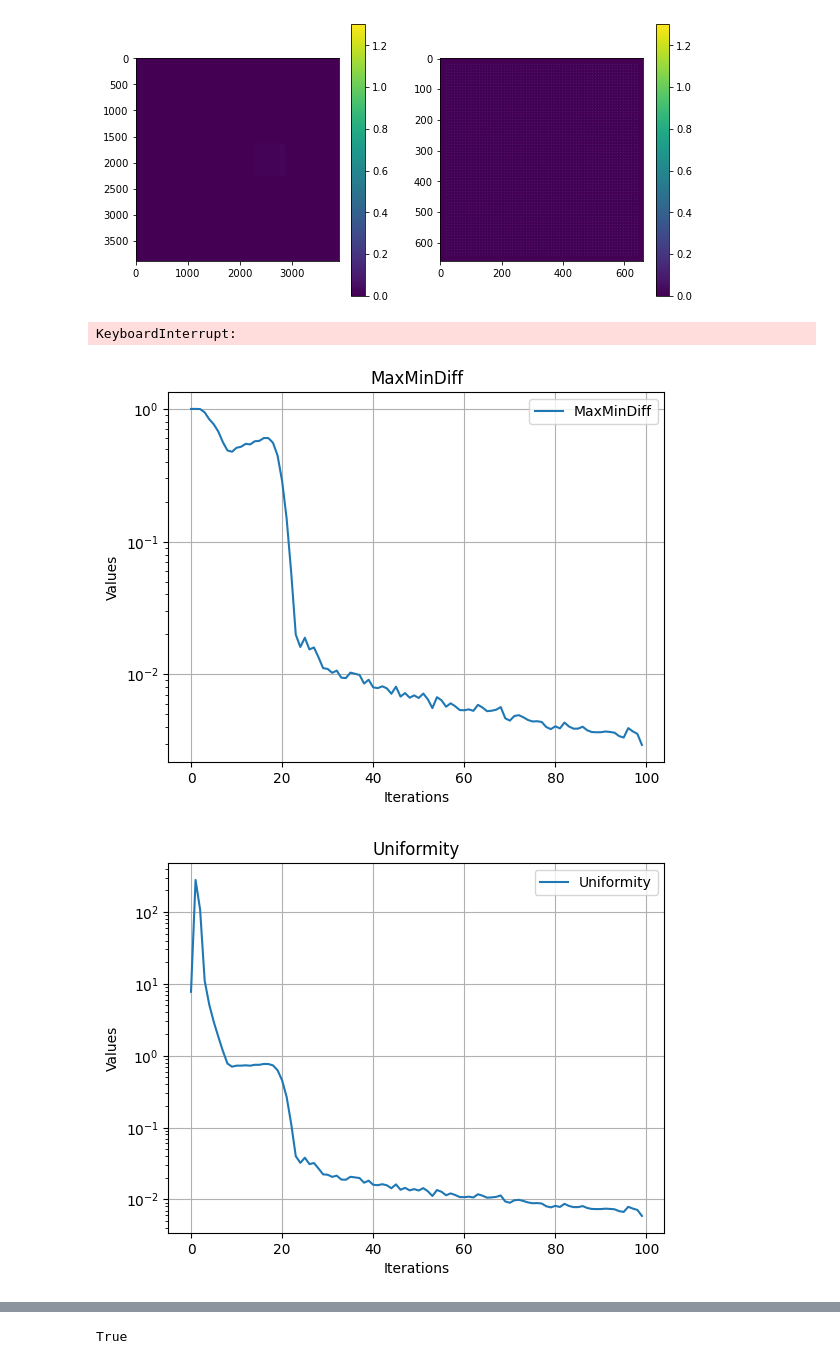
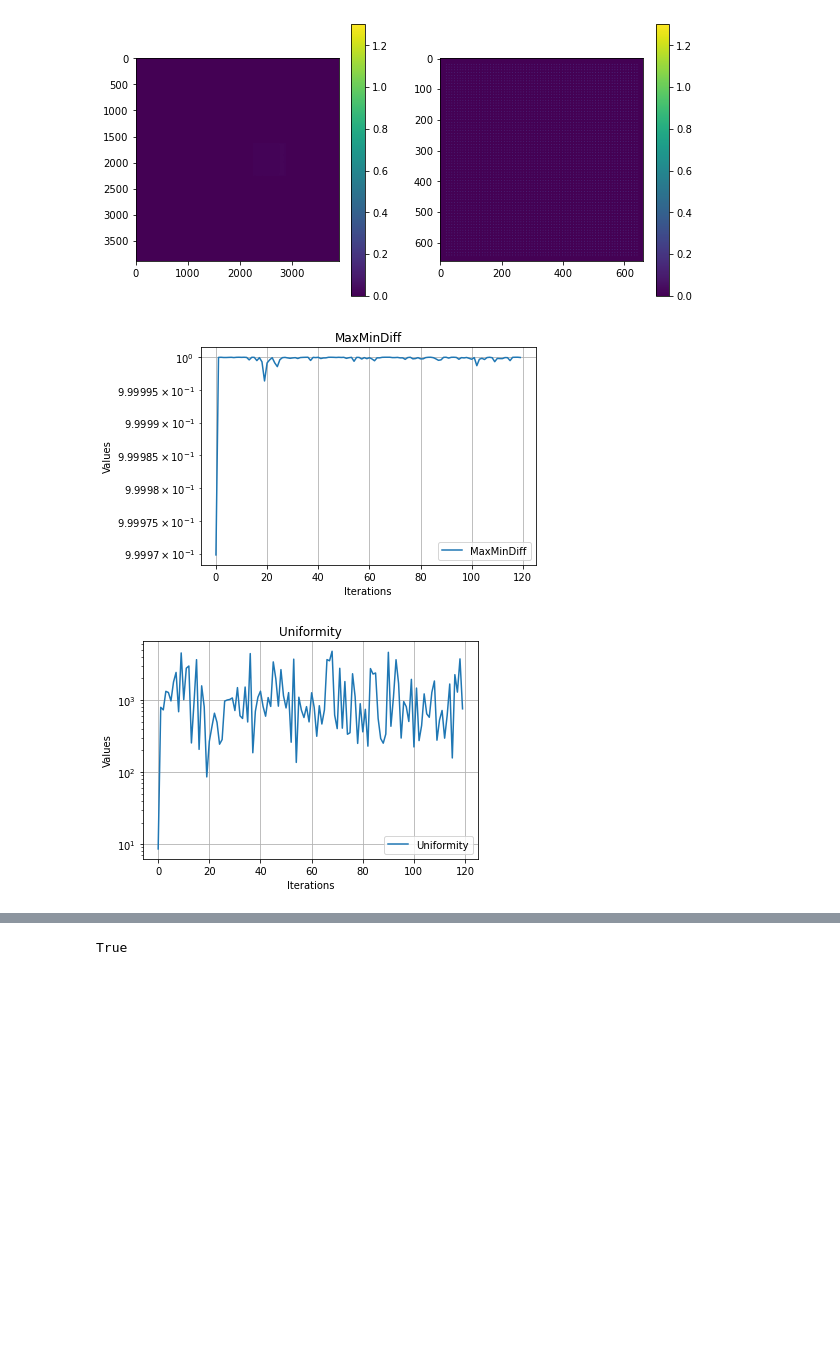
Before and after one commit to nsong03/Ultracold-Research, a Jupyter notebook: GWS_Summer2024/tweezergeneration_simulation.ipynb, the cells around one changed output, grey strips where cells are left out. Drawn from its saved outputs; the diff is of its cells as text; code cells hidden in the pictures; blank space fills up the shorter version.

```diff
--- a/GWS_Summer2024/tweezergeneration_simulation.ipynb
+++ b/GWS_Summer2024/tweezergeneration_simulation.ipynb
@@ -59,8 +59,12 @@ sizefactor = 3
 tweezerspacing = 9
 numxtweezers = 70
 numytweezers = 70
+distancefromcenter = 300
+centerwidth = 250
+centerheight = 250
 imgname = f"{numxtweezers}by{numytweezers}_{tweezerspacing}spacing_mag{sizefactor}" # DEFINE NAME FIRST
-tweezerarray = createtweezers_grid(cp.zeros((numpixels*sizefactor,numpixels*sizefactor)), tweezerspacing, numxtweezers, numytweezers, 300 )
+tweezerarray = createtweezers_grid(cp.zeros((numpixels*sizefactor,numpixels*sizefactor)), tweezerspacing, numxtweezers, numytweezers, distancefromcenter )
+# tweezerarray = createtweezers_withoutcenter(cp.zeros((numpixels*sizefactor,numpixels*sizefactor)), tweezerspacing, numxtweezers, numytweezers, centerwidth, centerheight)
 # plt.imshow(zoomin(expand(tweezerarray,1)))
 
 # For direct 250 mm lens imaging
@@ -109,14 +113,12 @@ randomguess = cp.random.rand(1300, 1300)
 # %%
 # Get initial phase guess
 initialphaseguess = create_phasemap(kvector_tweezers, kvector_initoffsets, wavetype=makesawtooth, opton=True, opttype=Phase_MinAmp, optiter=10)
-# %% [output]
-KeyboardInterrupt:
 # %%
 # Derive necessary phase for tweezers   randomguess = cp.rand.random(cp.shape(numpixels, numpixels))
 optimizedout  = derivephase(Pen_Lukin, tweezerarray, randomguess, 100,1)
 # %%
 # Derive necessary phase for tweezers - fixed phase method
-optimizedout_fixedphase  = derivephase_fixed(Pen_Lukin, tweezerarray, initialphaseguess, 300, 50,1)
+optimizedout_fixedphase  = derivephase_fixed(Pen_DeltaSqrt, weightedtweezers, randomguess, 100, 20,1)
 # %%
 # errors = optimizedout.get_all_errors()
 # labels = optimizedout.get_all_labels()
@@ -124,33 +126,34 @@ optimizedout_fixedphase  = derivephase_fixed(Pen_Lukin, tweezerarray, initialpha
 # labels_fixedphase = optimizedout_fixedphase.get_all_labels()
 
 # errors_combined = errors.copy()
 # for i in range(len(errors_combined)):
 #     errors_combined[i] = np.append((errors[i].get()),(errors_fixedphase[i].get()))
 
 # for i, label in enumerate(labels):
 #     plt.figure()
 #     plt.loglog(errors_combined[i], label=str(cp.asnumpy(label))+" calcoff")
 #     plt.title(label)
 #     plt.legend()
 #     plt.xlabel('Iterations')
 #     plt.ylabel('Values')
 #     plt.grid(True)
 #     plt.show()
 
+optimizedout = optimizedout_fixedphase
 
 errors_thing = optimizedout.get_all_errors()
 labels_thing = optimizedout.get_all_labels()
 
 for i, label in enumerate(labels_thing):
     plt.figure()
-    plt.plot(errors_thing[i], label=label)
+    plt.plot(errors_thing[i].get(), label=label)
     plt.yscale('log')  # Set y-axis to logarithmic scale
     plt.title(label)
     plt.legend()
     plt.xlabel('Iterations')
     plt.ylabel('Values')
     plt.grid(True)
     plt.show()
 # %% [output]
-[figure, old version]
+[figure, new version]
-[figure, old version]
+[figure, new version]
```
Also changed, not shown: parts of 7 cells of this notebook, 35 other files.
